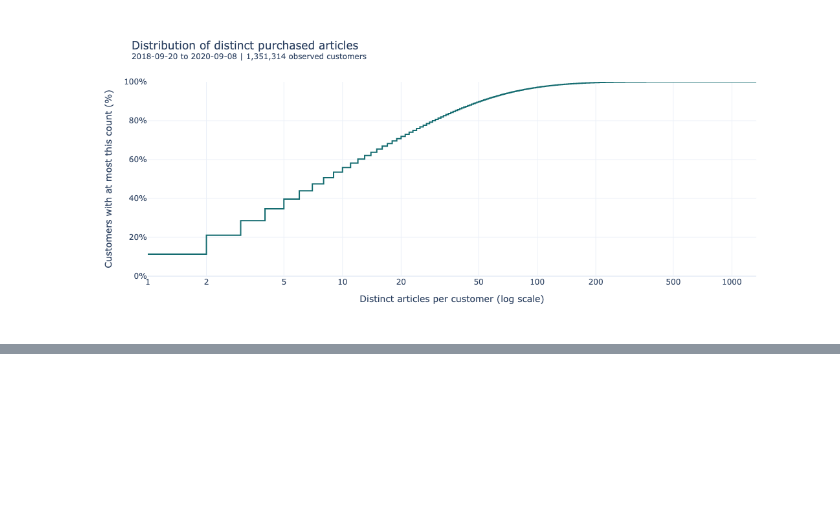
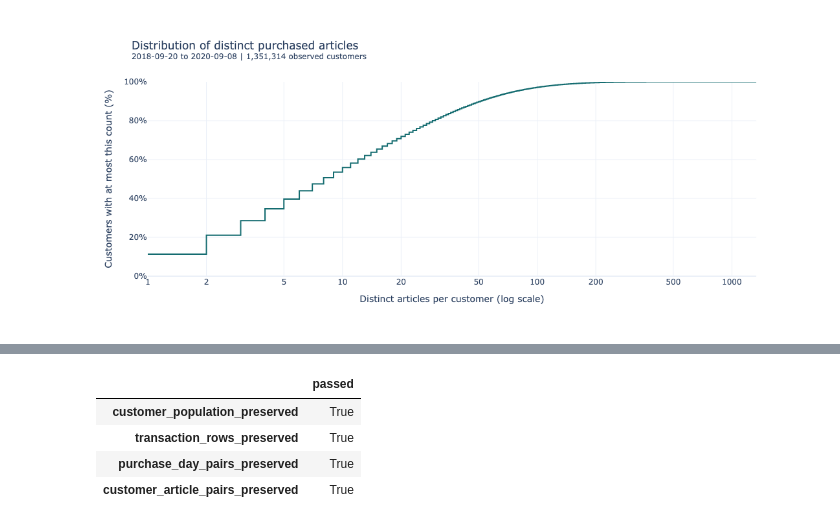
Before and after one commit to Songhai9/atelier-ai-project, a Jupyter notebook: notebooks/behavioral_eda.ipynb, the cells around one changed output, grey strips where cells are left out. Saved outputs shown, nothing was run; the diff lists cells and outputs as text; code cells hidden in the pictures; blank space fills up the shorter version.

```diff
--- a/notebooks/behavioral_eda.ipynb
+++ b/notebooks/behavioral_eda.ipynb
@@ -1597,0 +1737,41 @@ fig.show(
+# %%
+profile_comparison_checks = pd.Series(
+    {
+        "customer_population_preserved": (
+            int(profile_summary["customers"].sum())
+            == observed_customers
+        ),
+        "transaction_rows_preserved": (
+            int(profile_summary["transaction_rows"].sum())
+            == eda_transaction_rows
+        ),
+        "purchase_day_pairs_preserved": (
+            int(profile_summary["total_purchase_days"].sum())
+            == int(customer_profile_complete["purchase_days"].sum())
+        ),
+        "customer_article_pairs_preserved": (
+            int(profile_summary["customer_article_pairs"].sum())
+            == int(
+                customer_profile_complete["distinct_articles"].sum()
+            )
+        ),
+    },
+    name="passed",
+)
+
+if not profile_comparison_checks.all():
+    failed_checks = profile_comparison_checks.index[
+        ~profile_comparison_checks
+    ].tolist()
+
+    raise ValueError(
+        f"Profile comparison checks failed: {failed_checks}"
+    )
+
+profile_comparison_checks.to_frame()
+# %% [output]
+|  | passed |
+| customer_population_preserved | True |
+| transaction_rows_preserved | True |
+| purchase_day_pairs_preserved | True |
+| customer_article_pairs_preserved | True |
```
Also changed, not shown: parts of 9 cells of this notebook.
